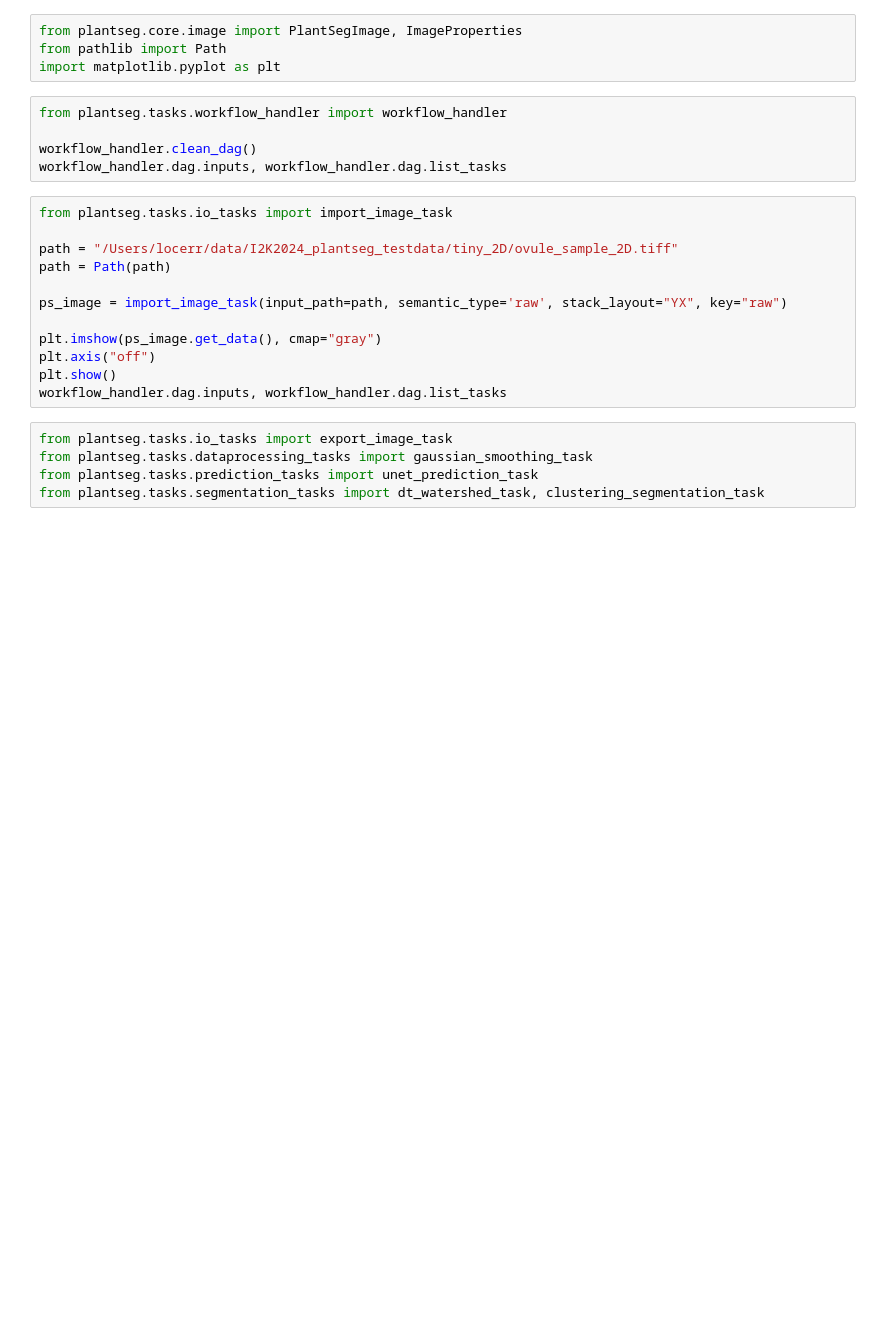
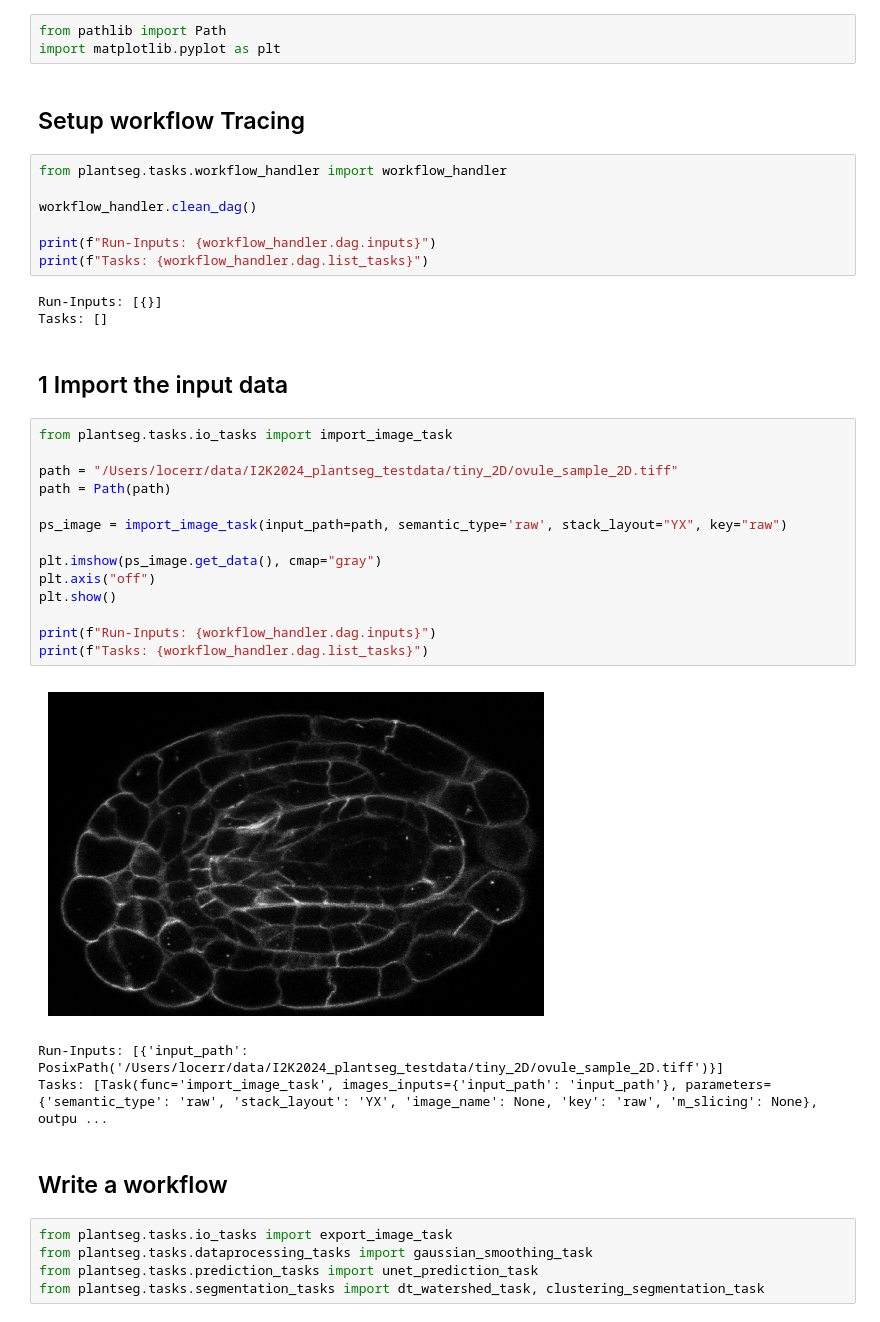
Before and after one commit to lorenzocerrone/I2K_plantseg_workshop, a Jupyter notebook: demo_i2k.ipynb, the cells around one changed output. Cells and saved outputs as stored; diff of their text form; blank space fills up the shorter version.

```diff
--- a/demo_i2k.ipynb
+++ b/demo_i2k.ipynb
@@ -1,24 +1,40 @@
 # %%
-from plantseg.core.image import PlantSegImage, ImageProperties
 from pathlib import Path
 import matplotlib.pyplot as plt
+# %% [markdown]
+## Setup workflow Tracing
 # %%
 from plantseg.tasks.workflow_handler import workflow_handler
 
 workflow_handler.clean_dag()
-workflow_handler.dag.inputs, workflow_handler.dag.list_tasks
+
+print(f"Run-Inputs: {workflow_handler.dag.inputs}")
+print(f"Tasks: {workflow_handler.dag.list_tasks}")
+# %% [output]
+Run-Inputs: [{}]
+Tasks: []
+# %% [markdown]
+## 1 Import the input data
 # %%
 from plantseg.tasks.io_tasks import import_image_task
 
 path = "/Users/locerr/data/I2K2024_plantseg_testdata/tiny_2D/ovule_sample_2D.tiff"
 path = Path(path)
 
 ps_image = import_image_task(input_path=path, semantic_type='raw', stack_layout="YX", key="raw")
 
 plt.imshow(ps_image.get_data(), cmap="gray")
 plt.axis("off")
 plt.show()
-workflow_handler.dag.inputs, workflow_handler.dag.list_tasks
+
+print(f"Run-Inputs: {workflow_handler.dag.inputs}")
+print(f"Tasks: {workflow_handler.dag.list_tasks}")
+# %% [output]
+[figure, added]
+Run-Inputs: [{'input_path': PosixPath('/Users/locerr/data/I2K2024_plantseg_testdata/tiny_2D/ovule_sample_2D.tiff')}]
+Tasks: [Task(func='import_image_task', images_inputs={'input_path': 'input_path'}, parameters={'semantic_type': 'raw', 'stack_layout': 'YX', 'image_name': None, 'key': 'raw', 'm_slicing': None}, outpu ...
+# %% [markdown]
+## Write a workflow
 # %%
 from plantseg.tasks.io_tasks import export_image_task
 from plantseg.tasks.dataprocessing_tasks import gaussian_smoothing_task
```
Also changed, not shown: parts of 3 cells of this notebook.
